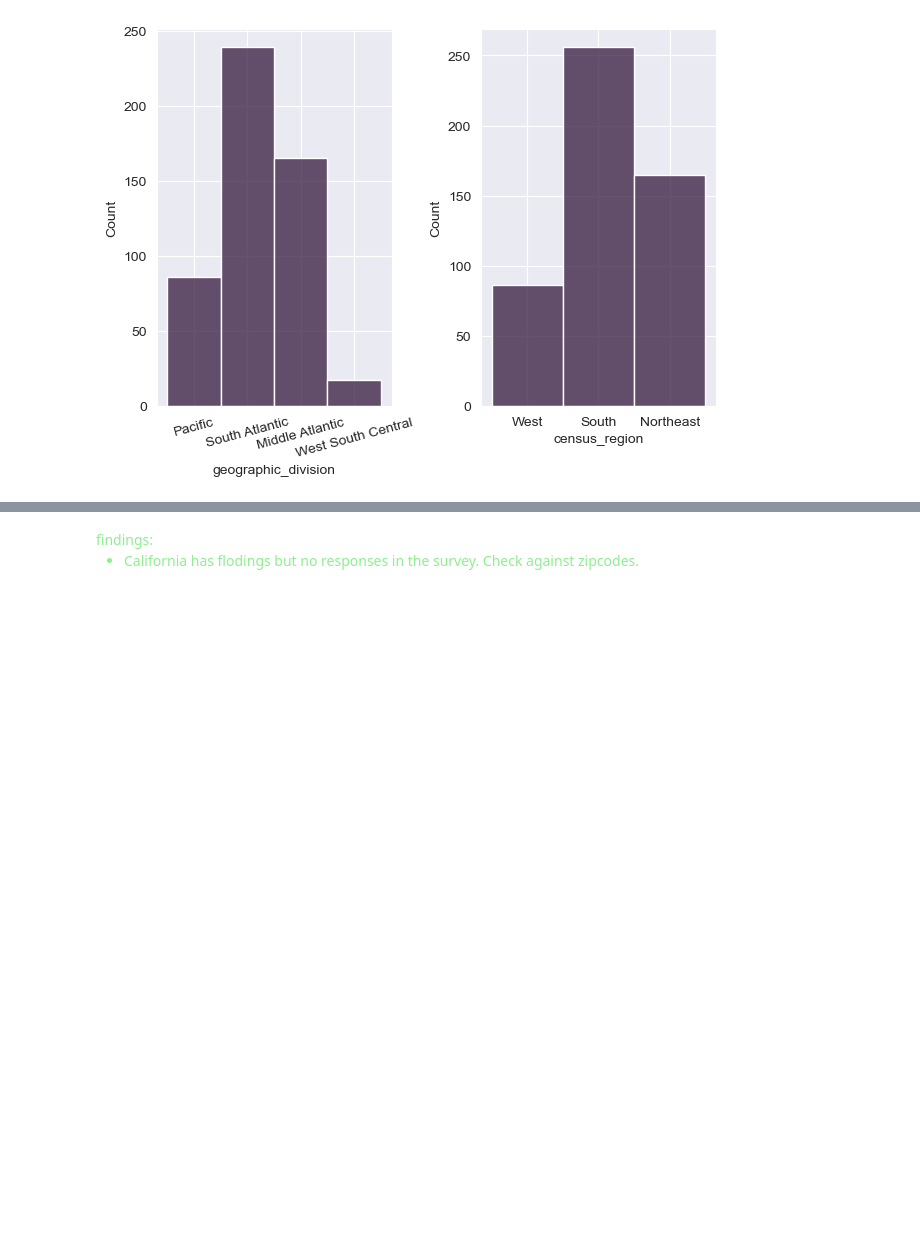
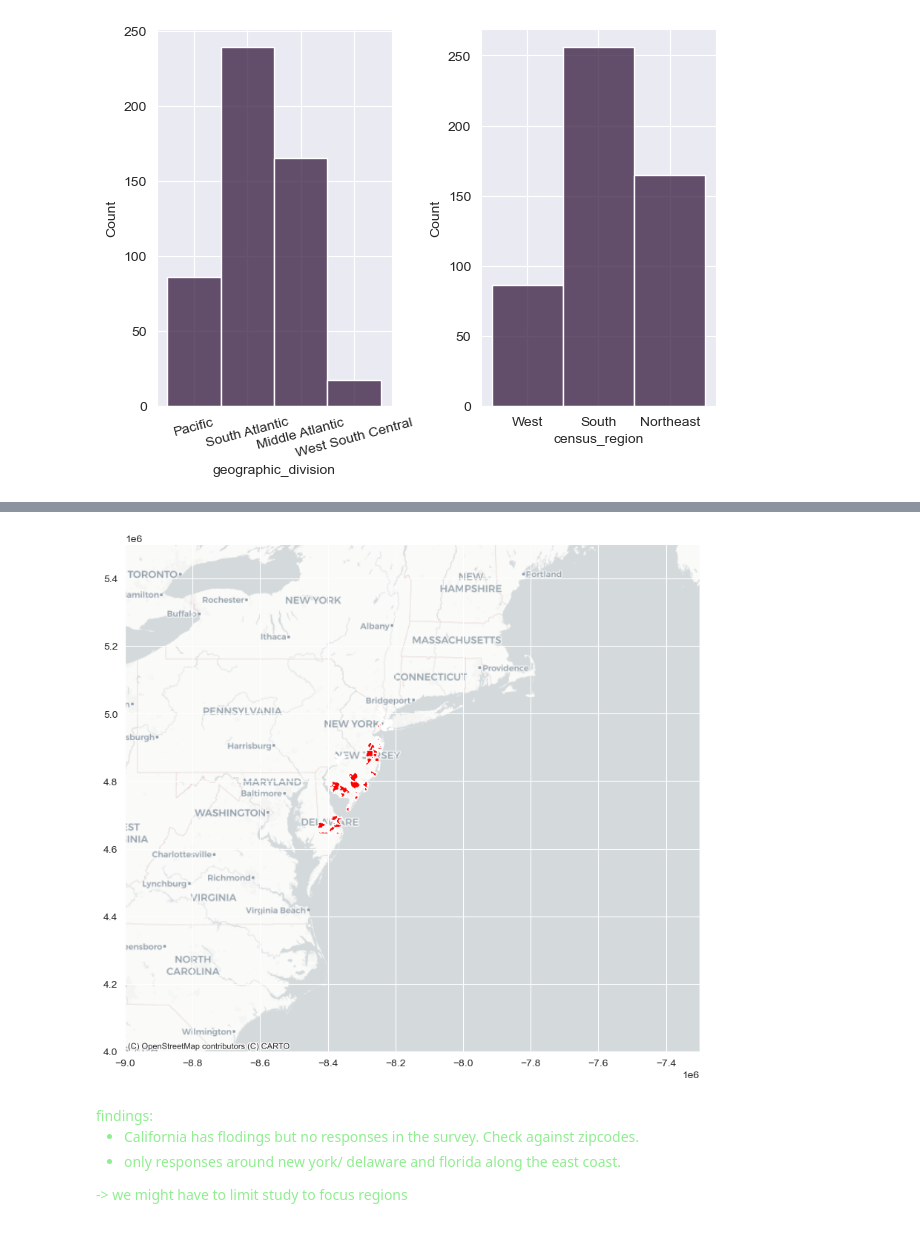
Before and after one commit to phillippmueller/flood_adaptation_behavior, a Jupyter notebook: EDA.ipynb, the cells around one changed output, grey strips where cells are left out. Drawn from its saved outputs; the diff is of its cells as text; code cells hidden in the pictures; blank space fills up the shorter version.

```diff
--- a/LetsHaveALook.ipynb
+++ b/EDA.ipynb
@@ -650,5 +659,18 @@ cx.add_basemap(ax, source=cx.providers.CartoDB.Positron)
+# %%
+northeast_bounds = (-9000000, 4000000, -7300000, 5500000)
+
+fig, ax = plt.subplots(figsize=(10,10))
+gdf.plot(ax=ax, color='red', alpha=1, markersize=300)
+ax.set_xlim(northeast_bounds[0], northeast_bounds[2])  # Longitude limits
+ax.set_ylim(northeast_bounds[1], northeast_bounds[3])  # Latitude limits
+cx.add_basemap(ax, source=cx.providers.CartoDB.Positron)
+# %% [output]
+[figure, added]
 # %% [markdown]
 <span style= 'color:lightgreen'>
 findings:
 
 - California has flodings but no responses in the survey. Check against zipcodes.
+- only responses around new york/ delaware and florida along the east coast.
+
+-> we might have to limit study to focus regions
```
Also changed, not shown: parts of 6 cells of this notebook, 4 other files.
